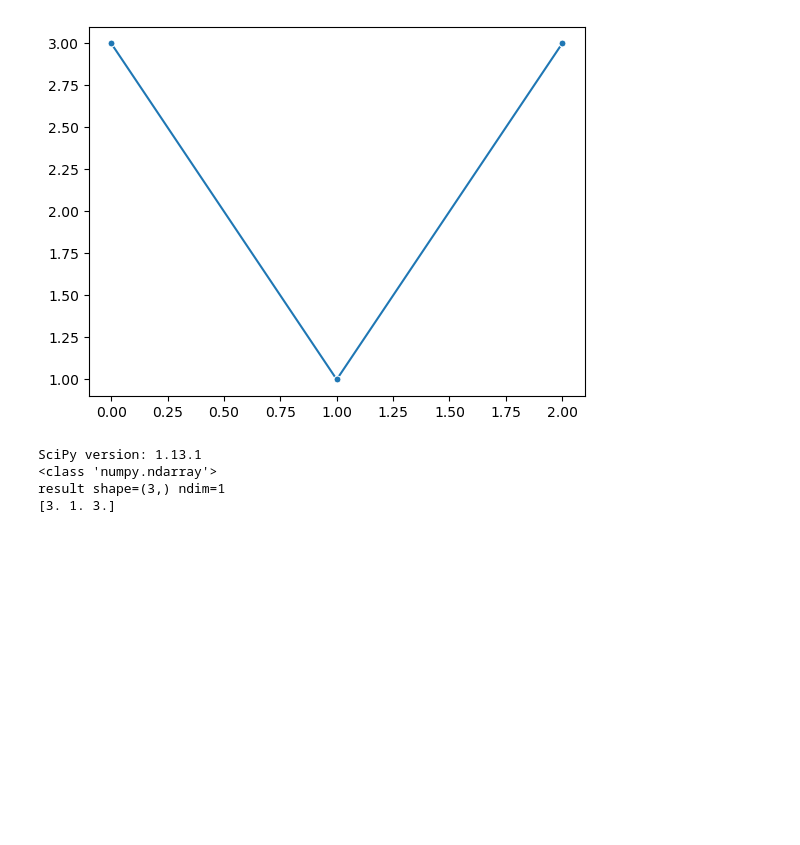
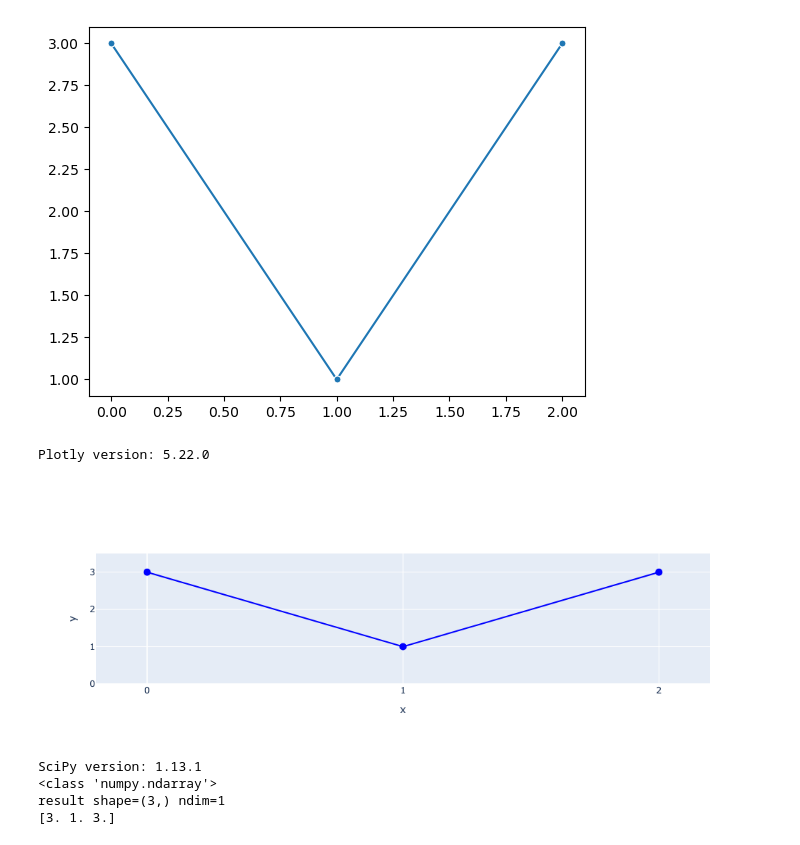
Before and after one commit to unix-follower/math-practice, a Jupyter notebook: 2024/python/linalg/linear_systems/example2.ipynb, the cells around one changed output. Saved outputs shown, nothing was run; the diff lists cells and outputs as text; code cells hidden in the pictures; blank space fills up the shorter version.

Commit message:
add visualization for example2 (Plotly, CanvasJS)

```diff
--- a/2024/python/linalg/linear_systems/example2.ipynb
+++ b/2024/python/linalg/linear_systems/example2.ipynb
@@ -122,6 +122,33 @@ result shape=(3,) ndim=1
 [figure]
 <Axes: >
 [figure]
+# %%
+import plotly
+import plotly.graph_objects as go
+
+print(f"Plotly version: {plotly.__version__}")
+
+x_values = np.arange(len([3, 1, 2]))
+
+fig = go.Figure()
+
+fig.add_trace(
+    go.Scatter(
+        x=x_values,
+        y=result,
+        mode="lines+markers",
+        marker=dict(size=10, color="blue"),
+        name="Line Plot"
+    )
+)
+
+fig.update_xaxes(title_text="x", range=[-0.2, 2.2], tickvals=np.arange(0, 3))
+fig.update_yaxes(title_text="y", range=[0, 3.5], tickvals=np.arange(0, 4))
+
+fig.show()
+# %% [output]
+Plotly version: 5.22.0
+[figure, added]
 # %%
 import scipy
 
```
Also changed, not shown: 4 other files.
